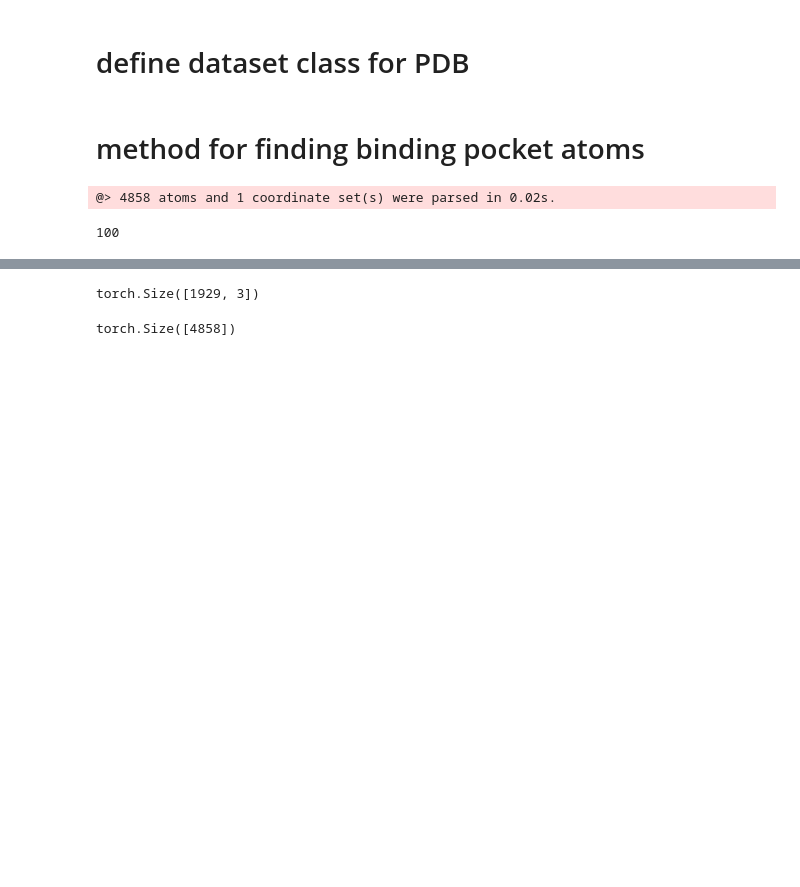
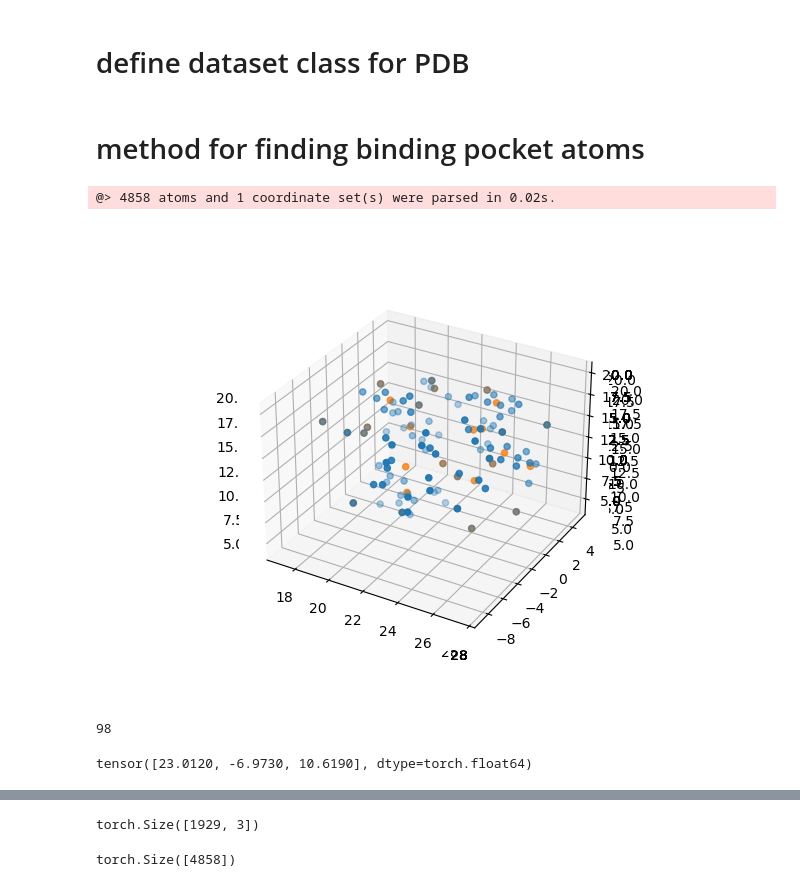
Before and after one commit to Dunni3/keypoint-diffusion, a Jupyter notebook: dev.ipynb, the cells around one changed output, grey strips where cells are left out. Drawn from its saved outputs; the diff is of its cells as text; code cells hidden in the pictures; blank space fills up the shorter version.

Commit message:
finished algorithm for finding pocket atoms

```diff
--- a/dev.ipynb
+++ b/dev.ipynb
@@ -132,6 +139,38 @@ pocket_atom_charges = box_atom_charges[pocket_atom_mask]
 # %% [output]
 @> 4858 atoms and 1 coordinate set(s) were parsed in 0.02s.
-# %%
-pocket_atom_mask.sum()
-# %% [output]
-100
+# %%
+fig = plt.gcf()
+ax = fig.add_subplot(projection='3d')
+
+ax.scatter(pocket_atom_positions[:, 0], pocket_atom_positions[:, 1], pocket_atom_positions[:, 2])
+
+
+cluster_assignments = scipy.cluster.hierarchy.fclusterdata(pocket_atom_positions, t=30, criterion='maxclust')
+
+clustered_points = []
+for cluster_idx in range(1, max(cluster_assignments)+1):
+    cluster_mask = cluster_assignments == cluster_idx
+    cluster_positions = pocket_atom_positions[cluster_mask]
+    cluster_com = cluster_positions.mean(axis=0)
+
+    # dist_to_com = np.linalg.norm(cluster_positions - cluster_com[None, :], axis=1)
+    # avg_dist_to_com = dist_to_com.mean()
+    # print(avg_dist_to_com)
+
+    clustered_points.append(cluster_com)
+
+clustered_points = np.stack(clustered_points, axis=0)
+
+ax.scatter(clustered_points[:, 0], clustered_points[:, 1], clustered_points[:, 2], alpha=0.8)
+
+plt.show()
+# %% [output]
+[figure, added]
+# %%
+max(cluster_assignments)
+# %% [output]
+98
+# %%
+cluster_com
+# %% [output]
+tensor([23.0120, -6.9730, 10.6190], dtype=torch.float64)
```
Also changed, not shown: parts of 3 cells of this notebook, 1 other file.
